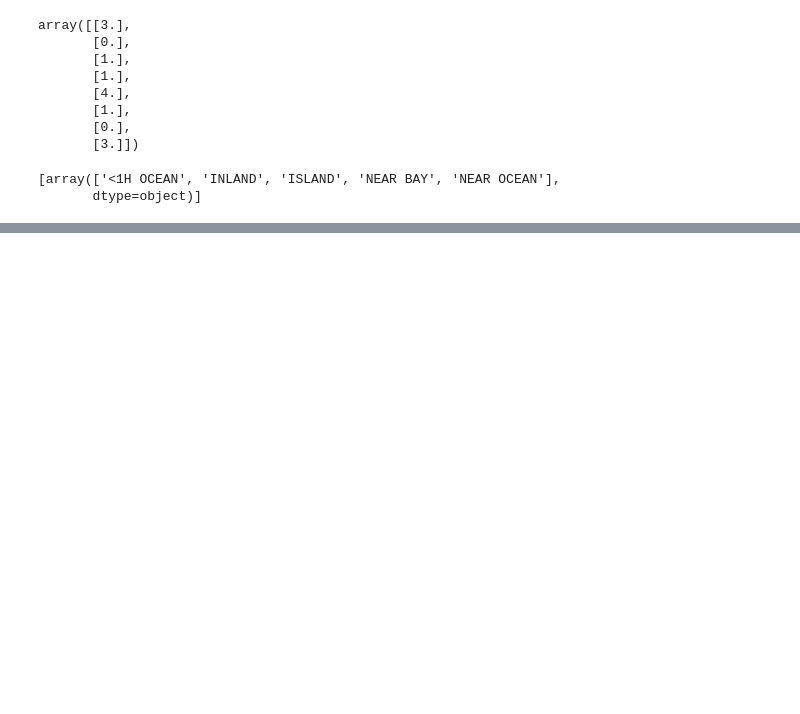
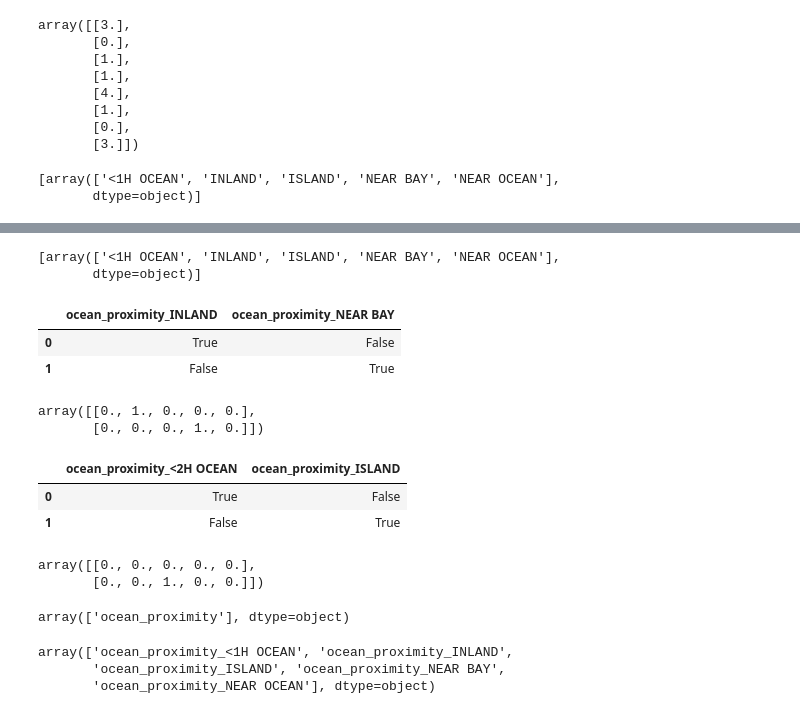
Before and after one commit to Nattawut30/Python-For-Ai, a Jupyter notebook: ScikitLearn-Keras-TensorFlow/ML_train/02_End_To_End_ML.ipynb, the cells around one changed output, grey strips where cells are left out. Saved outputs shown, nothing was run; the diff lists cells and outputs as text; code cells hidden in the pictures; blank space fills up the shorter version.

```diff
--- a/ScikitLearn-Keras-TensorFlow/ML_train/02_End_To_End_ML.ipynb
+++ b/ScikitLearn-Keras-TensorFlow/ML_train/02_End_To_End_ML.ipynb
@@ -617,0 +652,50 @@ ordinal_encode.categories_
+# %%
+# you can set sparse_output=False
+# when creating the OneHotEncoder... The transform() method will return a regular (dense) Numpy array
+
+cat_encoder = OneHotEncoder(sparse_output=False)
+housing_cat_1hot = cat_encoder.fit_transform(housing_cat) # a dense array
+
+# get the lust of categories using the encoder's categories_
+cat_encoder.categories_
+# %% [output]
+[array(['<1H OCEAN', 'INLAND', 'ISLAND', 'NEAR BAY', 'NEAR OCEAN'],
+       dtype=object)]
+# %%
+# Pandas has a function called "get_dummies()"
+# converts each categorical feature into a one-hot representation, with one binary feature per category:
+df_test = pd.DataFrame({"ocean_proximity" : ["INLAND", "NEAR BAY"]})
+pd.get_dummies(df_test)
+# %% [output]
+|  | ocean_proximity_INLAND | ocean_proximity_NEAR BAY |
+| 0 | True | False |
+| 1 | False | True |
+# %%
+# The advantage of OneHotEncoder is that it remember which categoeies it was trained on.
+# This is very important bacause once your model is in production, it should be fed exactly the same features as during traning
+
+cat_encoder.transform(df_test) # <<< not fit_transform()
+# %% [output]
+array([[0., 1., 0., 0., 0.],
+       [0., 0., 0., 1., 0.]])
+# %%
+# get_dummies() saw only two categories, so it output 2 columns whereas OneHotEncoder output one column per learned category.
+# if you feed get_dummies() a DataFrame containing an unknown category,
+# it will happily generate a column for it.
+
+df_test_unknown = pd.DataFrame({"ocean_proximity" : ["<2H OCEAN", "ISLAND"]})
+pd.get_dummies(df_test_unknown)
+# %% [output]
+|  | ocean_proximity_<2H OCEAN | ocean_proximity_ISLAND |
+| 0 | True | False |
+| 1 | False | True |
+# %%
+# OneHotEncocer is smarter
+# It will detect the unknow category and raise an exception.
+# Set the handle_unknown hyperparameter to "ignore", it will just represent the unknown category with zeros.
+
+cat_encoder.handle_unknown = "ignore"
+cat_encoder.transform(df_test_unknown)
+# %% [output]
+array([[0., 0., 0., 0., 0.],
+       [0., 0., 1., 0., 0.]])
@@ -617,0 +715,14 @@ ordinal_encode.categories_
+# %%
+# When you fit any Scikit-Learn estimator using a DataFrame, the estimator stores the column names in the feature_names_in_attribute
+# Scikit-Learn ensures that any DataFrame fed to this estimator after that
+# Transformers also provide a get_feature_names_out() method that you can use to build a DataFrame around the transformer's output
+
+cat_encoder.feature_names_in_
+# %% [output]
+array(['ocean_proximity'], dtype=object)
+# %%
+cat_encoder.get_feature_names_out()
+# %% [output]
+array(['ocean_proximity_<1H OCEAN', 'ocean_proximity_INLAND',
+       'ocean_proximity_ISLAND', 'ocean_proximity_NEAR BAY',
+       'ocean_proximity_NEAR OCEAN'], dtype=object)
```
Also changed, not shown: parts of 7 cells of this notebook.
